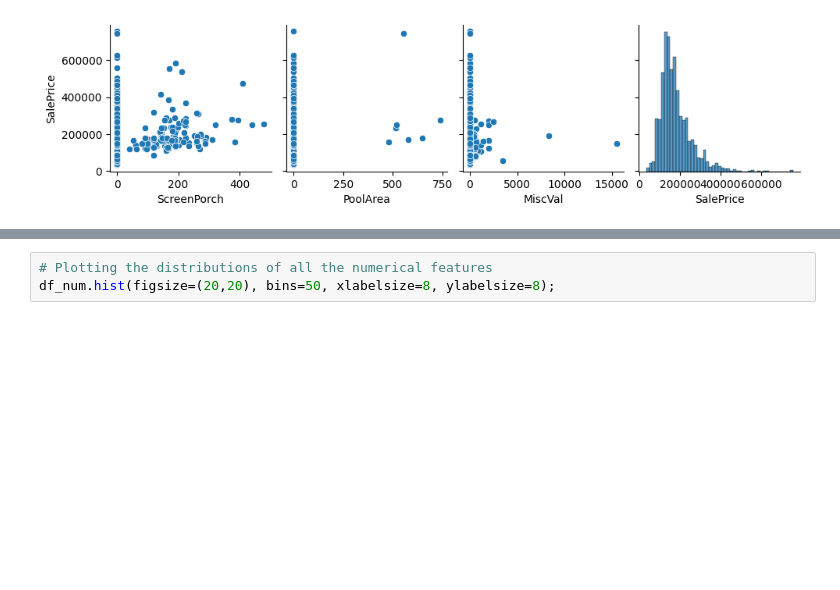
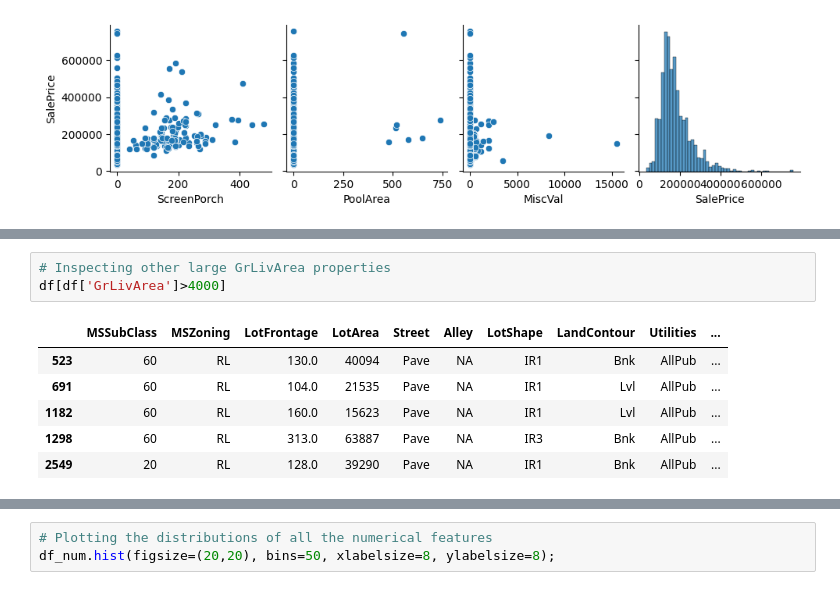
Before and after one commit to ryanhancox/kaggle_house_prices_advanced_regression, a Jupyter notebook: dev/data_preperation_exploration.ipynb, the cells around one changed output, grey strips where cells are left out. Drawn from its saved outputs; the diff is of its cells as text; blank space fills up the shorter version.

```diff
--- a/dev/data_preperation_exploration.ipynb
+++ b/dev/data_preperation_exploration.ipynb
@@ -547,0 +584,10 @@ From the scatter plots above we can see that there are some numerical features t
+# %%
+# Inspecting other large GrLivArea properties
+df[df['GrLivArea']>4000]
+# %% [output]
+|  | MSSubClass | MSZoning | LotFrontage | LotArea | Street | Alley | LotShape | LandContour | Utilities | ... |
+| 523 | 60 | RL | 130.0 | 40094 | Pave | NA | IR1 | Bnk | AllPub | ... |
+| 691 | 60 | RL | 104.0 | 21535 | Pave | NA | IR1 | Lvl | AllPub | ... |
+| 1182 | 60 | RL | 160.0 | 15623 | Pave | NA | IR1 | Lvl | AllPub | ... |
+| 1298 | 60 | RL | 313.0 | 63887 | Pave | NA | IR3 | Bnk | AllPub | ... |
+| 2549 | 20 | RL | 128.0 | 39290 | Pave | NA | IR1 | Bnk | AllPub | ... |
```
Also changed, not shown: parts of 10 cells of this notebook, 11 other files.
